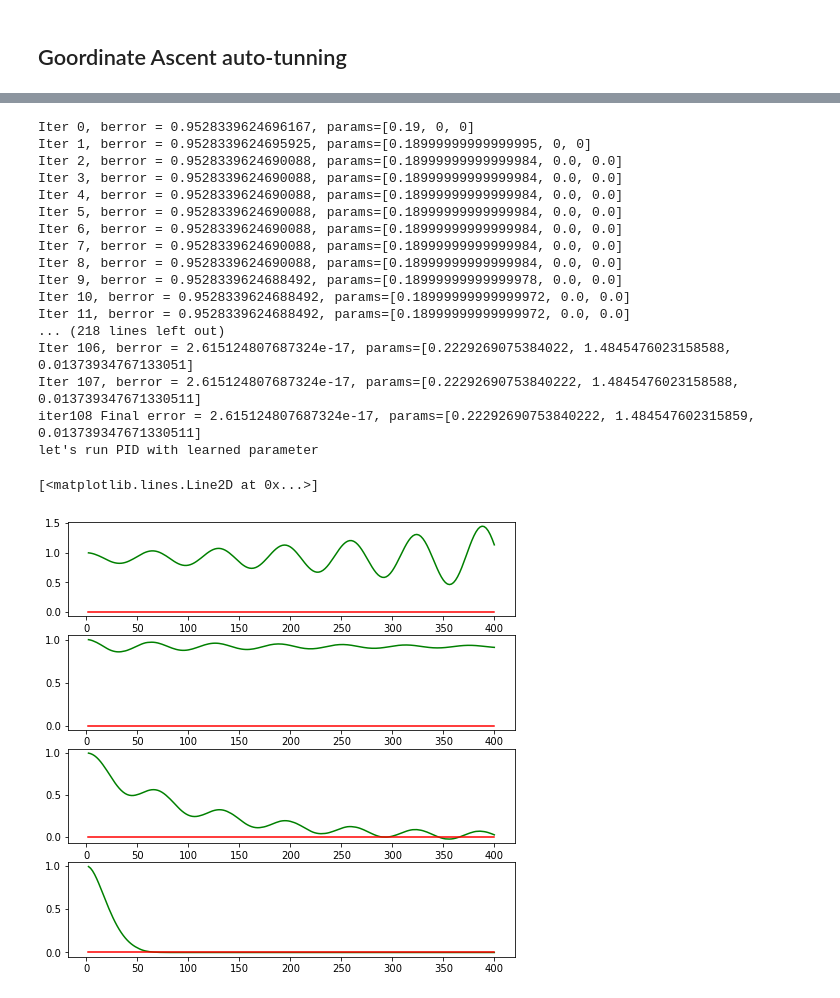
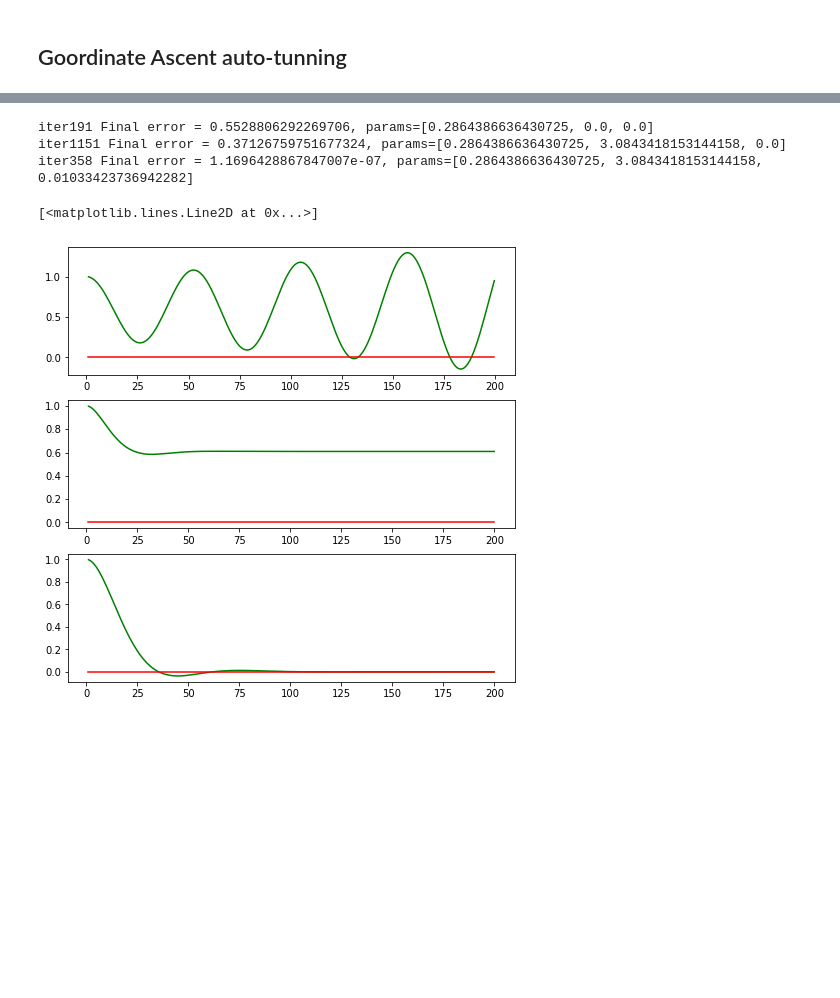
Before and after one commit to parkjin-nim/PID_auto_tunning_and_optimization, a Jupyter notebook: PID_auto-tunning.ipynb, the cells around one changed output, grey strips where cells are left out. Cells and saved outputs as stored; diff of their text form; code cells hidden in the pictures; blank space fills up the shorter version.

```diff
--- a/PID_auto-tunning.ipynb
+++ b/PID_auto-tunning.ipynb
@@ -134,7 +131,7 @@ def twiddle(tol, p, dp, s):
 
     it = 0
     while sum(dp) > tol:
-        print("Iter {}, berror = {}, params={}".format(it, best_err, p))
+        #print("Iter {}, berror = {}, params={}".format(it, best_err, p))
         for i in range(len(p)):
             p[i] += dp[i]
             robot = make_robot()
@@ -164,85 +161,54 @@ def twiddle(tol, p, dp, s):
 # Decide initial p value, the script spit out optimized p,i,d gain.
 # Note the 2nd argument of tupple is speed for our kinematic model.
 
-#p, s = [0.3, 0, 0], 2
-p, s = [0.19, 0, 0], 2
+p, s = [0, 0, 0], 1
+#p, s = [0, 0, 0], 2
 
+tol = 0.00002
 
 # optimize p with others fixed.
-# optimized p is a real initial p value.
 dp = [1, 0, 0]
-tol = 0.2
 it,params, err = twiddle(tol, p, dp, s)
 print("iter{} Final error = {}, params={}".format(it,err, params))
-print("let's run PID with learned parameter")
 robot = make_robot()
 x_traj1, y_traj1, err = run(robot, params, speed=s)
 init_p = params[0]
 
 # optimize d with others fixed.
-# optimized d is a real initial d value.
+tol = 0.00002
 p = [init_p, 0, 0]
 dp = [0, 1, 0]
-tol = 0.2
 it,params, err = twiddle(tol, p, dp, s)
 print("iter{} Final error = {}, params={}".format(it,err, params))
-print("let's run PID with learned parameter")
 robot = make_robot()
 x_traj2, y_traj2, err = run(robot, params, speed=s)
 init_d = params[1]
 
 # optimize i with others fixed.
-# optimized i is a real initial i value.
+tol = 0.00002
 p = [init_p, init_d, 0]
 dp = [0, 0, 1]
-tol = 0.002
 it,params, err = twiddle(tol, p, dp, s)
 print("iter{} Final error = {}, params={}".format(it,err, params))
-print("let's run PID with learned parameter")
 robot = make_robot()
 x_traj3, y_traj3, err = run(robot, params, speed=s)
 init_i = params[2]
 
-# optimize p,i,d together with 3 initial values
-# optimized p is a real initial p value.
-#Coordinate ascent local search to optimize P,D,I together
-p = [init_p, init_d, init_i]
-dp = [1, 1, 1]
-tol = 0.002
-it,params, err = twiddle(tol, p, dp, s)
-print("iter{} Final error = {}, params={}".format(it,err, params))
-print("let's run PID with learned parameter")
-robot = make_robot()
-x_traj4, y_traj4, err = run(robot, params, speed=s)
-
 
 n = len(x_traj1)
-fig, (ax1,ax2,ax3,ax4) = plt.subplots(4, 1, figsize=(8, 8))
+fig, (ax1,ax2,ax3) = plt.subplots(3, 1, figsize=(8, 8))
 ax1.plot(x_traj1, y_traj1, 'g', label='Twiddle PID controller')
 ax1.plot(x_traj1, np.zeros(n), 'r', label='reference')
 ax2.plot(x_traj2, y_traj2, 'g', label='Twiddle PID controller')
 ax2.plot(x_traj2, np.zeros(n), 'r', label='reference')
 ax3.plot(x_traj3, y_traj3, 'g', label='Twiddle PID controller')
 ax3.plot(x_traj3, np.zeros(n), 'r', label='reference')
-ax4.plot(x_traj4, y_traj4, 'g', label='Twiddle PID controller')
-ax4.plot(x_traj4, np.zeros(n), 'r', label='reference')
+
+
+#params=[0.2864386636430725, 3.0843418153144158, 0.01033423736942282]
 # %% [output]
-Iter 0, berror = 0.9528339624696167, params=[0.19, 0, 0]
-Iter 1, berror = 0.9528339624695925, params=[0.18999999999999995, 0, 0]
-Iter 2, berror = 0.9528339624690088, params=[0.18999999999999984, 0.0, 0.0]
-Iter 3, berror = 0.9528339624690088, params=[0.18999999999999984, 0.0, 0.0]
-Iter 4, berror = 0.9528339624690088, params=[0.18999999999999984, 0.0, 0.0]
-Iter 5, berror = 0.9528339624690088, params=[0.18999999999999984, 0.0, 0.0]
-Iter 6, berror = 0.9528339624690088, params=[0.18999999999999984, 0.0, 0.0]
-Iter 7, berror = 0.9528339624690088, params=[0.18999999999999984, 0.0, 0.0]
-Iter 8, berror = 0.9528339624690088, params=[0.18999999999999984, 0.0, 0.0]
-Iter 9, berror = 0.9528339624688492, params=[0.18999999999999978, 0.0, 0.0]
-Iter 10, berror = 0.9528339624688492, params=[0.18999999999999972, 0.0, 0.0]
-Iter 11, berror = 0.9528339624688492, params=[0.18999999999999972, 0.0, 0.0]
-... (218 lines left out)
-Iter 106, berror = 2.615124807687324e-17, params=[0.2229269075384022, 1.4845476023158588, 0.01373934767133051]
-Iter 107, berror = 2.615124807687324e-17, params=[0.22292690753840222, 1.4845476023158588, 0.013739347671330511]
-iter108 Final error = 2.615124807687324e-17, params=[0.22292690753840222, 1.484547602315859, 0.013739347671330511]
-let's run PID with learned parameter
+iter191 Final error = 0.5528806292269706, params=[0.2864386636430725, 0.0, 0.0]
+iter1151 Final error = 0.37126759751677324, params=[0.2864386636430725, 3.0843418153144158, 0.0]
+iter358 Final error = 1.1696428867847007e-07, params=[0.2864386636430725, 3.0843418153144158, 0.01033423736942282]
 [<matplotlib.lines.Line2D at 0x...>]
-[figure, old version]
+[figure, new version]
```
Also changed, not shown: parts of 7 cells of this notebook, 8 other files.
